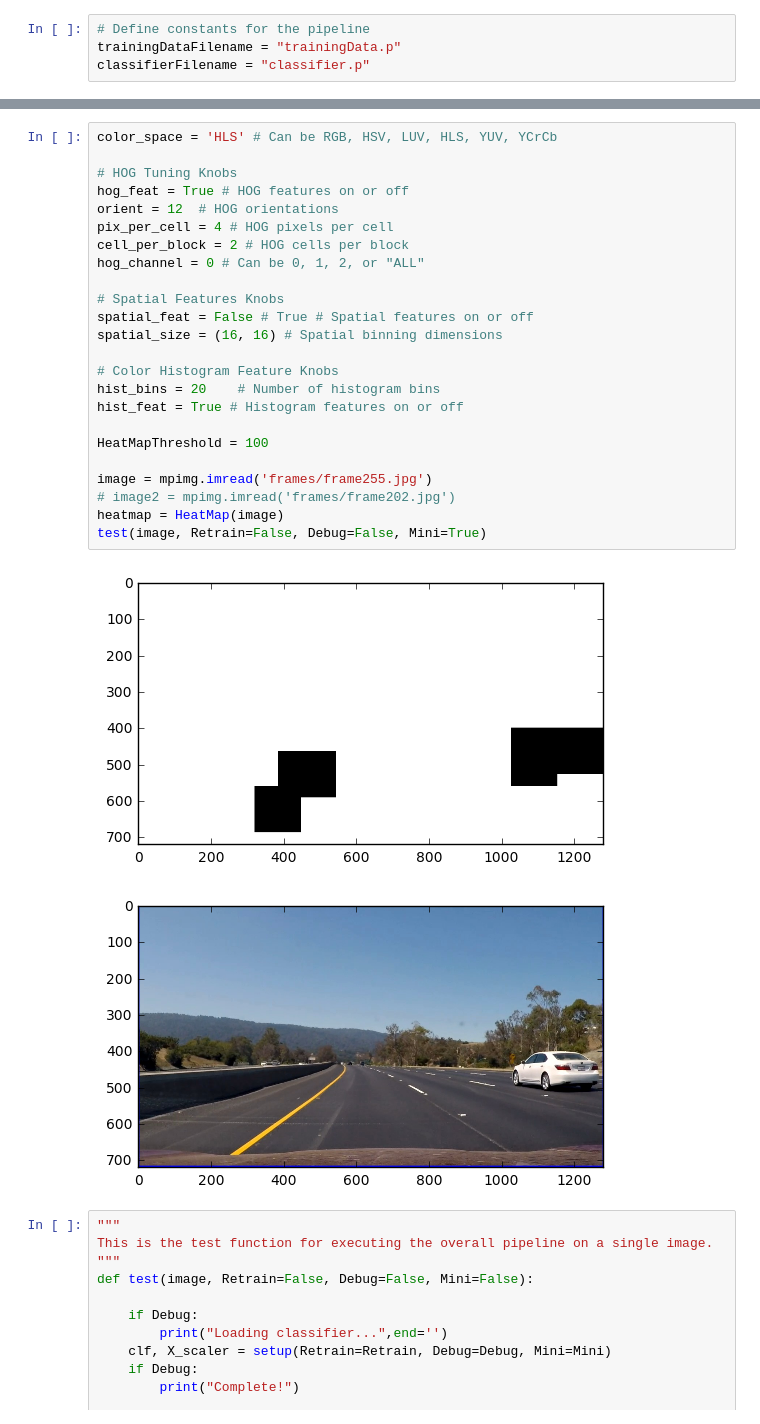
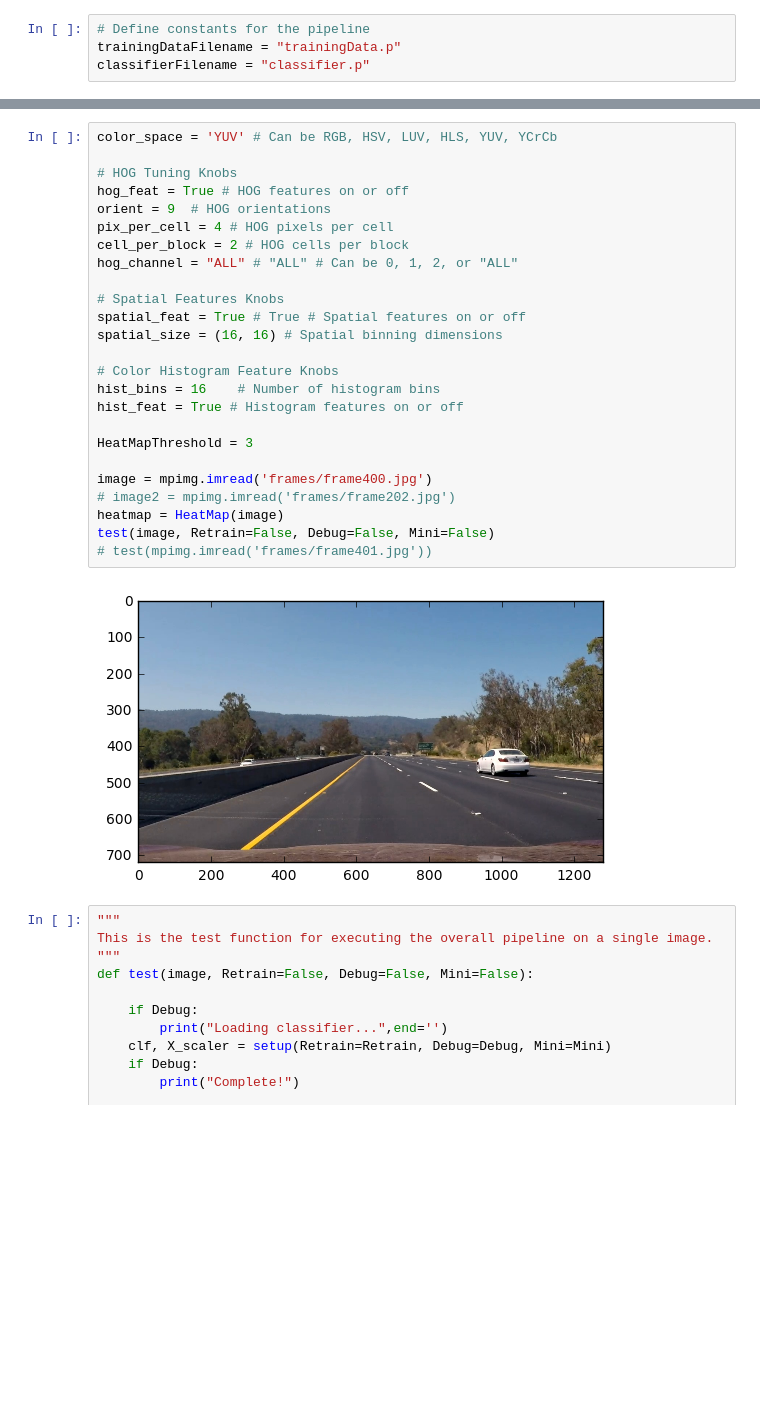
Before and after one commit to ksmith6/vehicle_detection, a Jupyter notebook: Vehicle_Detection_and_Tracking.ipynb, the cells around one changed output, grey strips where cells are left out. Cells and saved outputs as stored; diff of their text form; blank space fills up the shorter version.

```diff
--- a/Vehicle_Detection_and_Tracking.ipynb
+++ b/Vehicle_Detection_and_Tracking.ipynb
@@ -33,30 +36,30 @@ Can'
 # %%
-color_space = 'HLS' # Can be RGB, HSV, LUV, HLS, YUV, YCrCb
+color_space = 'YUV' # Can be RGB, HSV, LUV, HLS, YUV, YCrCb
 
 # HOG Tuning Knobs
 hog_feat = True # HOG features on or off
-orient = 12  # HOG orientations
+orient = 9  # HOG orientations
 pix_per_cell = 4 # HOG pixels per cell
 cell_per_block = 2 # HOG cells per block
-hog_channel = 0 # Can be 0, 1, 2, or "ALL"
+hog_channel = "ALL" # "ALL" # Can be 0, 1, 2, or "ALL"
 
 # Spatial Features Knobs
-spatial_feat = False # True # Spatial features on or off
+spatial_feat = True # True # Spatial features on or off
 spatial_size = (16, 16) # Spatial binning dimensions
 
 # Color Histogram Feature Knobs
-hist_bins = 20    # Number of histogram bins
+hist_bins = 16    # Number of histogram bins
 hist_feat = True # Histogram features on or off
 
-HeatMapThreshold = 100
+HeatMapThreshold = 3
 
-image = mpimg.imread('frames/frame255.jpg')
+image = mpimg.imread('frames/frame400.jpg')
 # image2 = mpimg.imread('frames/frame202.jpg')
 heatmap = HeatMap(image)
-test(image, Retrain=False, Debug=False, Mini=True)
+test(image, Retrain=False, Debug=False, Mini=False)
+# test(mpimg.imread('frames/frame401.jpg'))
 # %% [output]
-[figure, old version]
+[figure, new version]
-[figure, removed]
 # %%
 """
 This is the test function for executing the overall pipeline on a single image.
```
Also changed, not shown: parts of 7 cells of this notebook, 2 other files.
